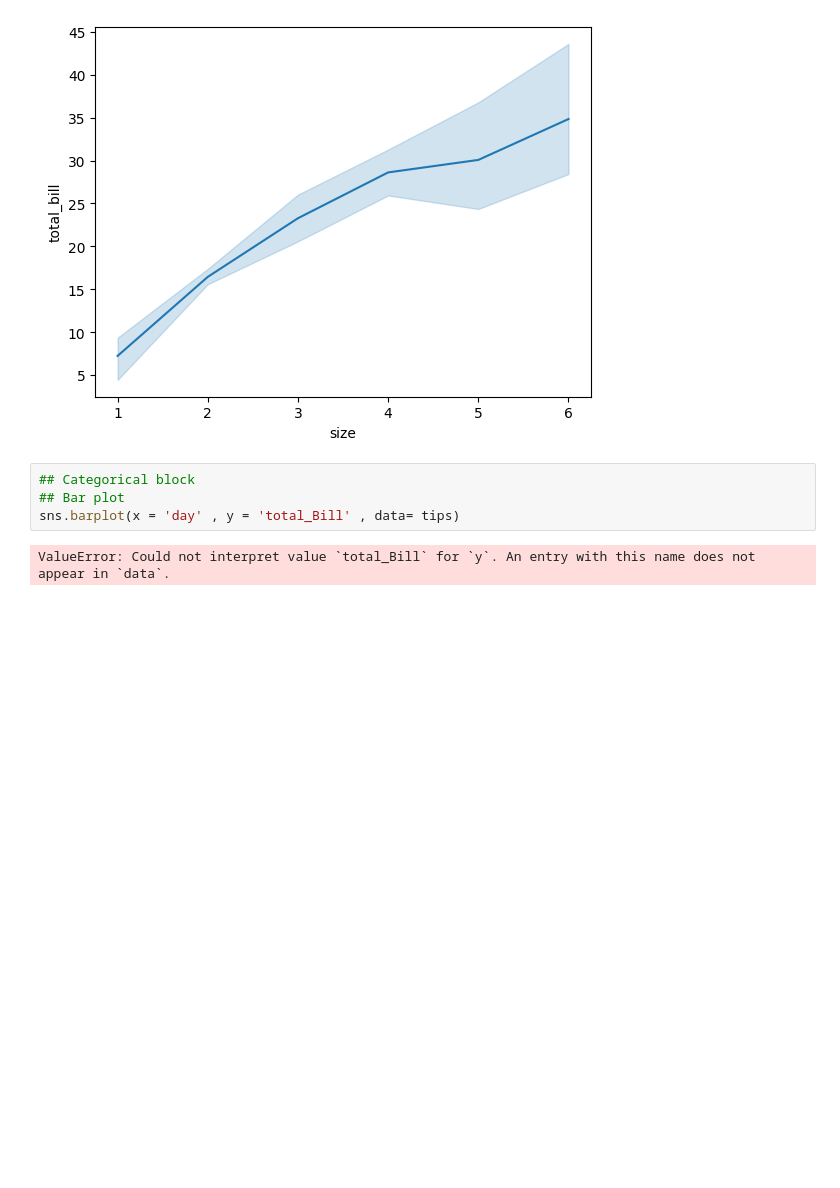
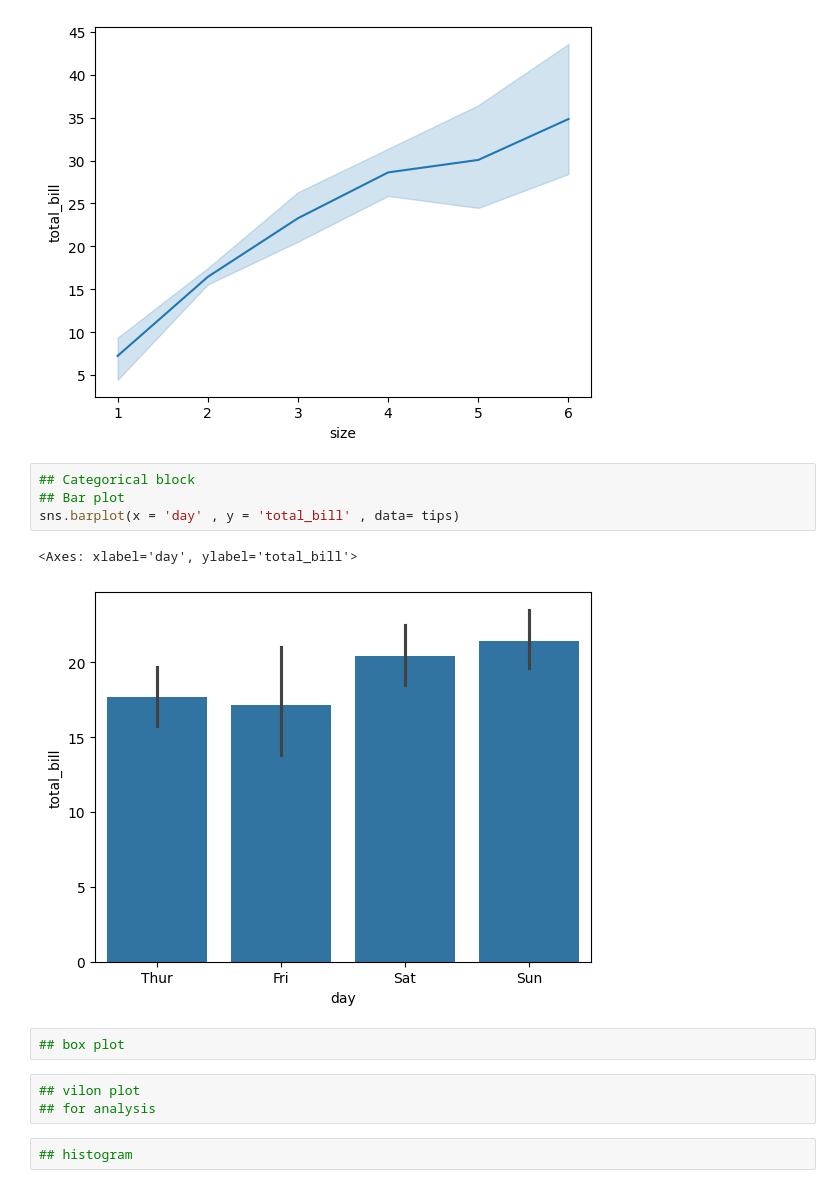
Before and after one commit to itsanubhav009/Machine_Learning, a Jupyter notebook: seaborn.ipynb, the cells around one changed output. Saved outputs shown, nothing was run; the diff lists cells and outputs as text; blank space fills up the shorter version.

```diff
--- a/seaborn.ipynb
+++ b/seaborn.ipynb
@@ -34,6 +34,14 @@ sns.lineplot(x = 'size' , y = 'total_bill' ,data = tips )
 # %%
 ## Categorical block
 ## Bar plot
-sns.barplot(x = 'day' , y = 'total_Bill' , data= tips)
+sns.barplot(x = 'day' , y = 'total_bill' , data= tips)
 # %% [output]
-ValueError: Could not interpret value `total_Bill` for `y`. An entry with this name does not appear in `data`.
+<Axes: xlabel='day', ylabel='total_bill'>
+[figure, added]
+# %%
+## box plot
+# %%
+## vilon plot
+## for analysis
+# %%
+## histogram
```
Also changed, not shown: parts of 5 cells of this notebook.
